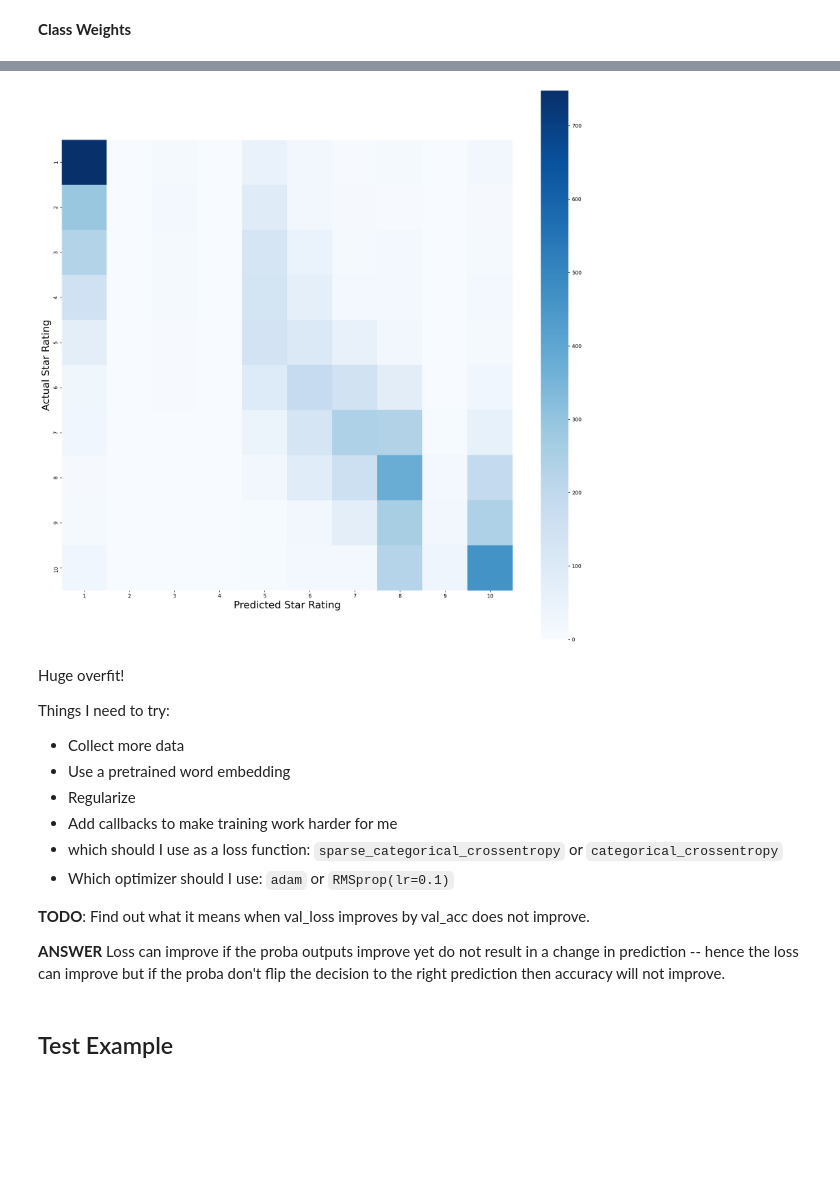
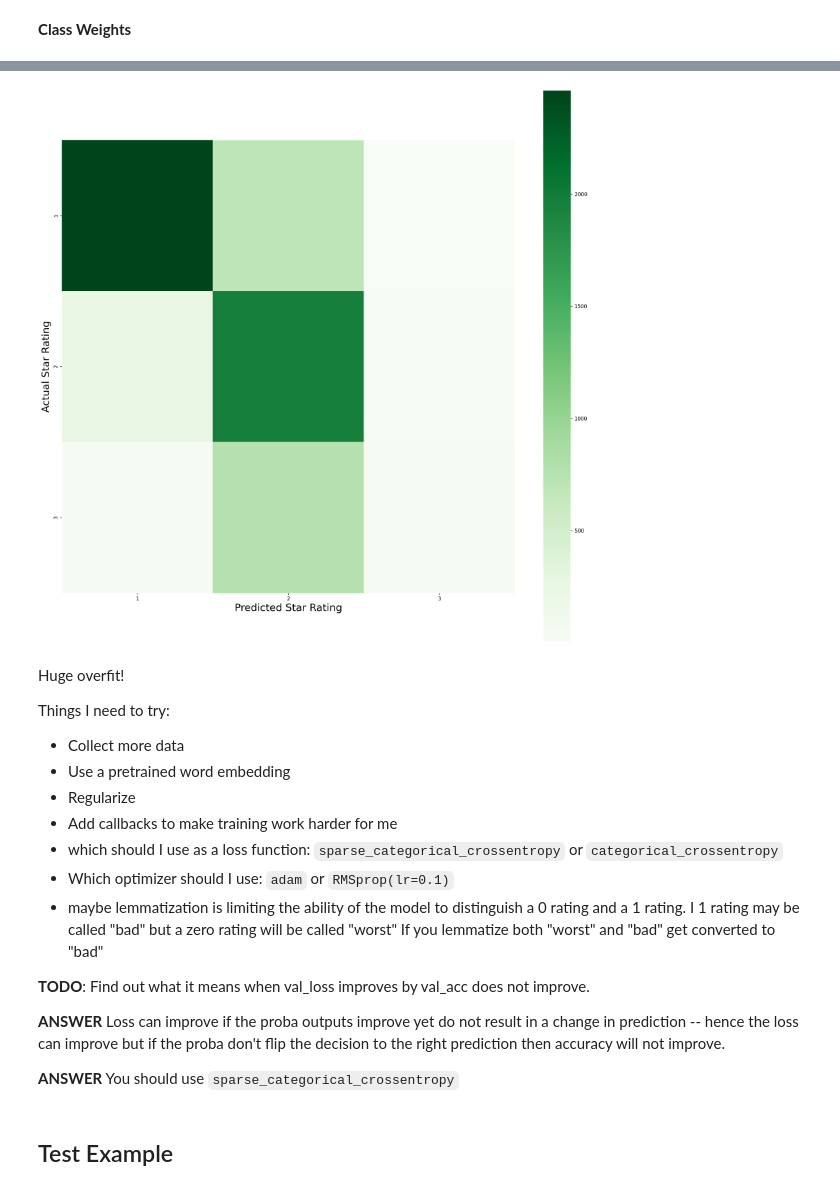
Before and after one commit to michael-a-green/Metis_Project5, a Jupyter notebook: Source/Project5.ipynb, the cells around one changed output, grey strips where cells are left out. Cells and saved outputs as stored; diff of their text form; code cells hidden in the pictures; blank space fills up the shorter version.

```diff
--- a/Source/Project5.ipynb
+++ b/Source/Project5.ipynb
@@ -383,0 +401,8 @@ So will not do stop word removal for now but will keep in as an option if result
+# %%
+pandarallel.initialize()
+start_time = datetime.datetime.now()
+
+text_of_reviews["net_promoter_score"] = text_of_reviews.parallel_apply(gen_net_promoter,axis=1)
+
+end_time = datetime.datetime.now()
+print("time spent doing operation is {}".format(end_time - start_time))
@@ -482,8 +508,8 @@ text_of_reviews.head()
 
 X_test = text_test_set[:,3]
 X_train = text_train_set[:,3]
-y_test = text_test_set[:,2]
-y_train = text_train_set[:,2]
+y_test = text_test_set[:,4]
+y_train = text_train_set[:,4]
 y_test = y_test.astype("int")
 y_train = y_train.astype("int")
 
@@ -615,5 +646,5 @@ vocab_size is 29102
 # %%
-target_names = list(range(10))
+target_names = list(range(3))
 target_names = [str(thing+1) for thing in target_names]
 # %%
 #sorted(sklearn.metrics.SCORERS.keys())
@@ -662,7 +714,7 @@ baseline_model.add(Conv1D(32,7,activation="relu"))
 baseline_model.add(GlobalMaxPooling1D())
 baseline_model.add(Dense(15, activation="relu", kernel_regularizer=regularizers.l2(0.001)))
 baseline_model.add(Dropout(0.2))
-baseline_model.add(Dense(10, activation="softmax", kernel_regularizer=regularizers.l2(0.001)))
+baseline_model.add(Dense(3, activation="softmax", kernel_regularizer=regularizers.l2(0.001)))
 
 my_adam_optimizer = Adam(lr=0.01)
 
@@ -782,13 +827,13 @@ weighted avg       0.29      0.35      0.29      6262
 # %%
 baseline_model_confusion = confusion_matrix(y_test, y_pred_baseline)
 plt.figure(dpi=150,figsize=(20,20))
-sns.heatmap(baseline_model_confusion, cmap=plt.cm.Blues, square=True,
+sns.heatmap(baseline_model_confusion, cmap=plt.cm.Greens, square=True,
             xticklabels=target_names, yticklabels=target_names)
 plt.xlabel("Predicted Star Rating", fontsize=20)
 plt.ylabel("Actual Star Rating", fontsize=20)
 plt.savefig("../Documents/Images/baseline_confusion_matrix.png",dpi=400);
 # %% [output]
-[figure, old version]
+[figure, new version]
 # %% [markdown]
 Huge overfit!
 
@@ -800,12 +845,16 @@ Things I need to try:
 * Add callbacks to make training work harder for me
 * which should I use as a loss function: `sparse_categorical_crossentropy` or `categorical_crossentropy`
 * Which optimizer should I use: `adam` or `RMSprop(lr=0.1)`
+* maybe lemmatization is limiting the ability of the model to distinguish a 0 rating and a 1 rating. I 1 rating may be called "bad" but a zero rating will be called "worst" If you lemmatize both "worst" and "bad" get converted to "bad"
 
 **TODO**:
 Find out what it means when val_loss improves by val_acc does not improve.
 
 **ANSWER**
 Loss can improve if the proba outputs improve yet do not result in a change in prediction -- hence the loss can improve but if the proba don't flip the decision to the right prediction then accuracy will not improve.
+
+**ANSWER**
+You should use `sparse_categorical_crossentropy`
 # %% [markdown]
 ## Test Example
 # %%
```
Also changed, not shown: parts of 81 cells of this notebook, 3 other files.
